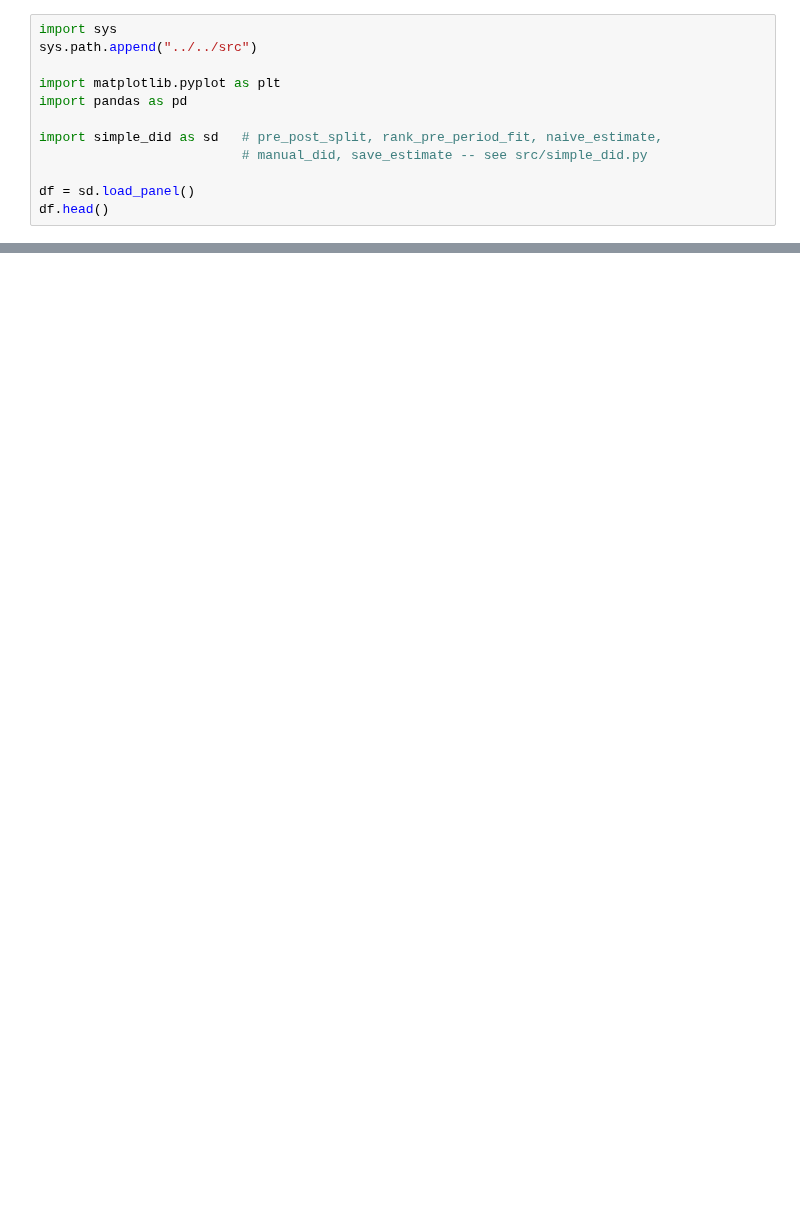
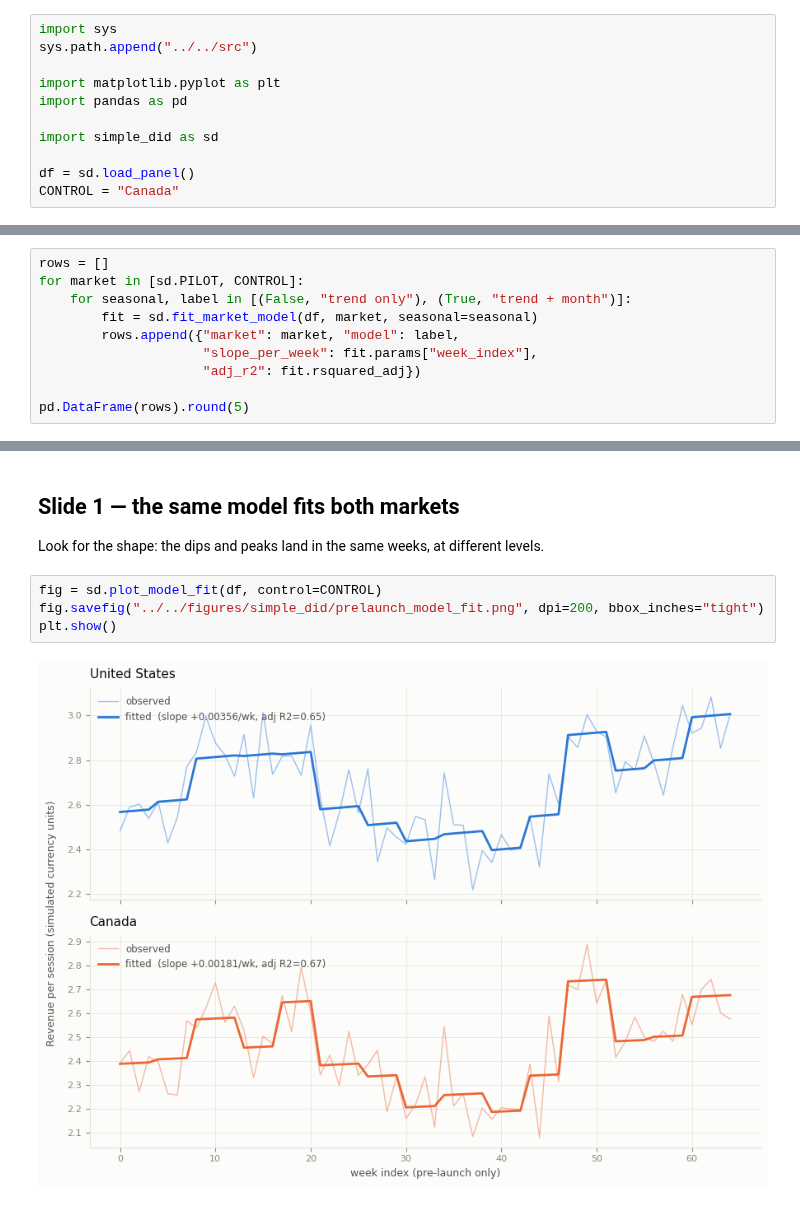
Before and after one commit to Break-Through-Tech/Estee-Lauder-1B-measuring-customer-delight, a Jupyter notebook: notebooks/simple_did/18_prelaunch_regression.ipynb, the cells around one changed output, grey strips where cells are left out. Cells and saved outputs as stored; diff of their text form; blank space fills up the shorter version.

```diff
--- a/notebooks/simple_did/18_prelaunch_regression.ipynb
+++ b/notebooks/simple_did/18_prelaunch_regression.ipynb
@@ -27,8 +19,7 @@ sys.path.append("../../src")
 import matplotlib.pyplot as plt
 import pandas as pd
 
-import simple_did as sd   # pre_post_split, rank_pre_period_fit, naive_estimate,
-                          # manual_did, save_estimate -- see src/simple_did.py
+import simple_did as sd
 
 df = sd.load_panel()
-df.head()
+CONTROL = "Canada"
@@ -34,0 +31,10 @@ df.head()
+# %%
+rows = []
+for market in [sd.PILOT, CONTROL]:
+    for seasonal, label in [(False, "trend only"), (True, "trend + month")]:
+        fit = sd.fit_market_model(df, market, seasonal=seasonal)
+        rows.append({"market": market, "model": label,
+                     "slope_per_week": fit.params["week_index"],
+                     "adj_r2": fit.rsquared_adj})
+
+pd.DataFrame(rows).round(5)
@@ -34,0 +47,10 @@ df.head()
+# %% [markdown]
+## Slide 1 — the same model fits both markets
+
+Look for the shape: the dips and peaks land in the same weeks, at different levels.
+# %%
+fig = sd.plot_model_fit(df, control=CONTROL)
+fig.savefig("../../figures/simple_did/prelaunch_model_fit.png", dpi=200, bbox_inches="tight")
+plt.show()
+# %% [output]
+[figure, added]
```
Also changed, not shown: parts of 9 cells of this notebook, 3 other files.
